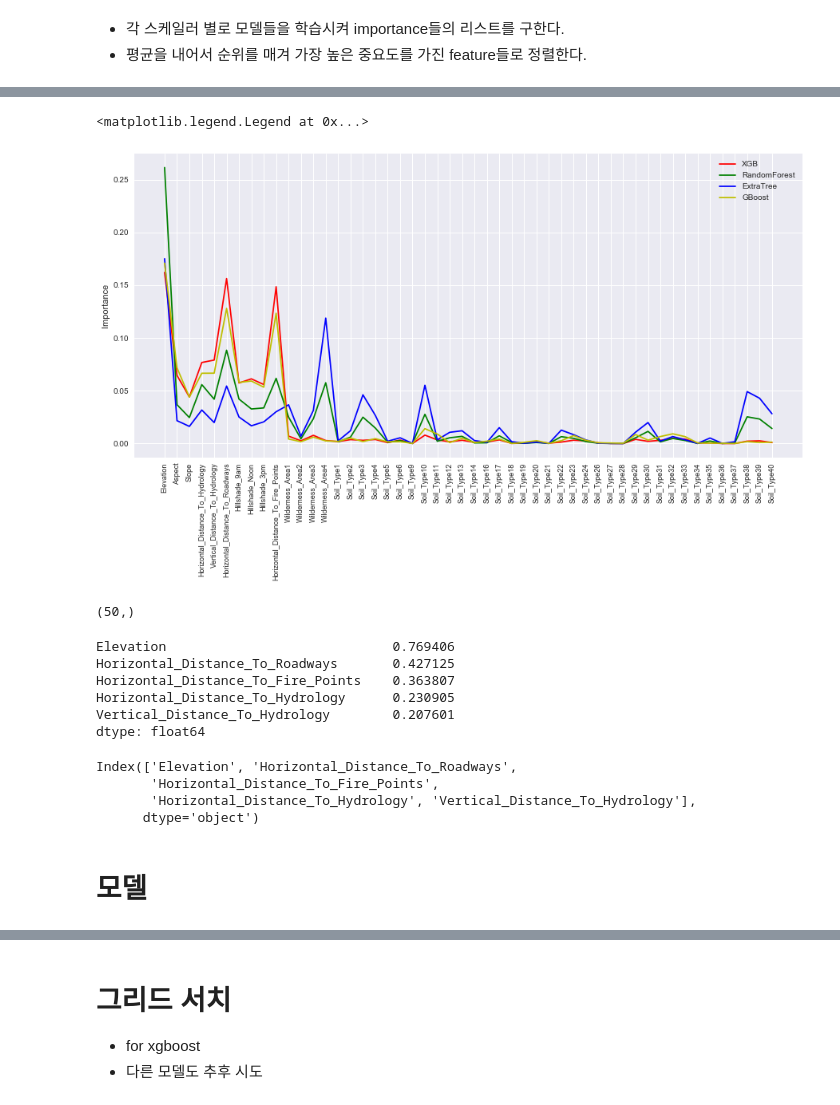
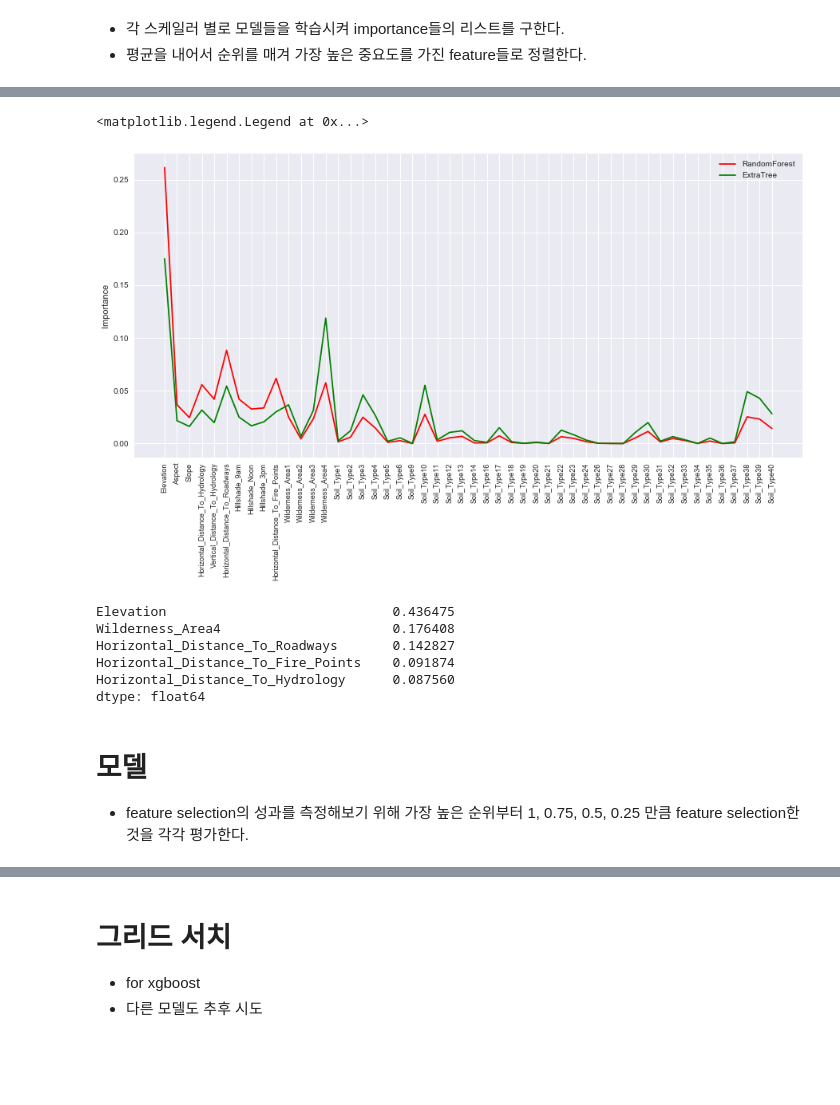
Before and after one commit to kjw1oo/Kaggle_project, a Jupyter notebook: Tree_Cover_type.ipynb, the cells around one changed output, grey strips where cells are left out. Saved outputs shown, nothing was run; the diff lists cells and outputs as text; code cells hidden in the pictures; blank space fills up the shorter version.

Commit message:
modify Tree_cover_type

```diff
--- a/Tree_Cover_type.ipynb
+++ b/Tree_Cover_type.ipynb
@@ -198,45 +186,37 @@ GBoost : 0.7915(0.0353)
 # %%
-xgb.fit(train_data, train_target)
+
 rf.fit(train_data, train_target)
 extra.fit(train_data, train_target)
-gboost.fit(train_data, train_target)
-model_names = ['XGB', 'RandomForest', 'ExtraTree', 'GBoost']
-importances = [xgb.feature_importances_, rf.feature_importances_, extra.feature_importances_, gboost.feature_importances_]
+
+model_names = ['RandomForest', 'ExtraTree']
+importances = [rf.feature_importances_, extra.feature_importances_]
 # %%
 plt.figure(figsize = (15, 7))
 
-for color, importance in zip(['r','g','b', 'y'], importances):
+for color, importance in zip(['r','g'], importances):
     plt.plot(range(50), importance, c= color)
     ax = plt.gca()
     ax.set_xticks(range(50))
     ax.set_xticklabels(train_data.columns, fontdict={'fontsize': 9, 'rotation': 'vertical'})
     plt.ylabel('Importance')
 plt.legend(model_names, loc='best')
 # %% [output]
 <matplotlib.legend.Legend at 0x...>
-[figure, old version]
+[figure, new version]
-# %%
-np.array(importances).sum(axis = 0)
-# %% [output]
-(50,)
 # %%
 feature_importances = pd.Series(np.array(importances).sum(axis = 0), index = train_data.columns).sort_values(ascending=False)
 print(feature_importances.head())
 importance_rank = feature_importances.index
-importance_rank
 # %% [output]
-Elevation                             0.769406
-Horizontal_Distance_To_Roadways       0.427125
-Horizontal_Distance_To_Fire_Points    0.363807
-Horizontal_Distance_To_Hydrology      0.230905
-Vertical_Distance_To_Hydrology        0.207601
+Elevation                             0.436475
+Wilderness_Area4                      0.176408
+Horizontal_Distance_To_Roadways       0.142827
+Horizontal_Distance_To_Fire_Points    0.091874
+Horizontal_Distance_To_Hydrology      0.087560
 dtype: float64
-Index(['Elevation', 'Horizontal_Distance_To_Roadways',
-       'Horizontal_Distance_To_Fire_Points',
-       'Horizontal_Distance_To_Hydrology', 'Vertical_Distance_To_Hydrology'],
-      dtype='object')
-# %% [markdown]
-# 모델
+# %% [markdown]
+# 모델
+- feature selection의 성과를 측정해보기 위해 가장 높은 순위부터 1, 0.75, 0.5, 0.25 만큼 feature selection한 것을 각각 평가한다.
 # %%
 from sklearn.svm import SVC
 from sklearn.linear_model import LogisticRegression
```
Also changed, not shown: parts of 12 cells of this notebook.
